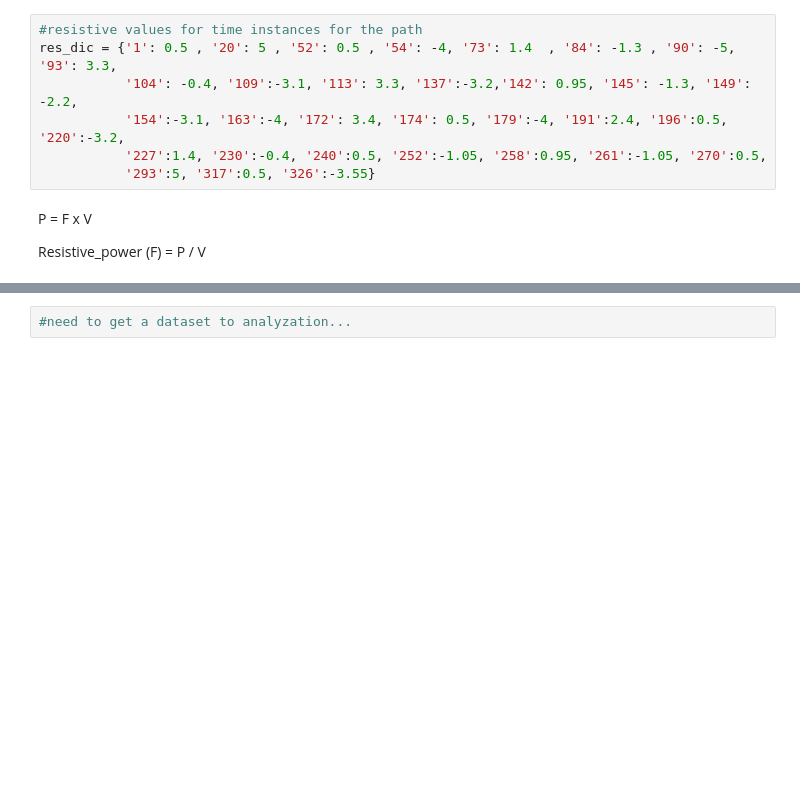
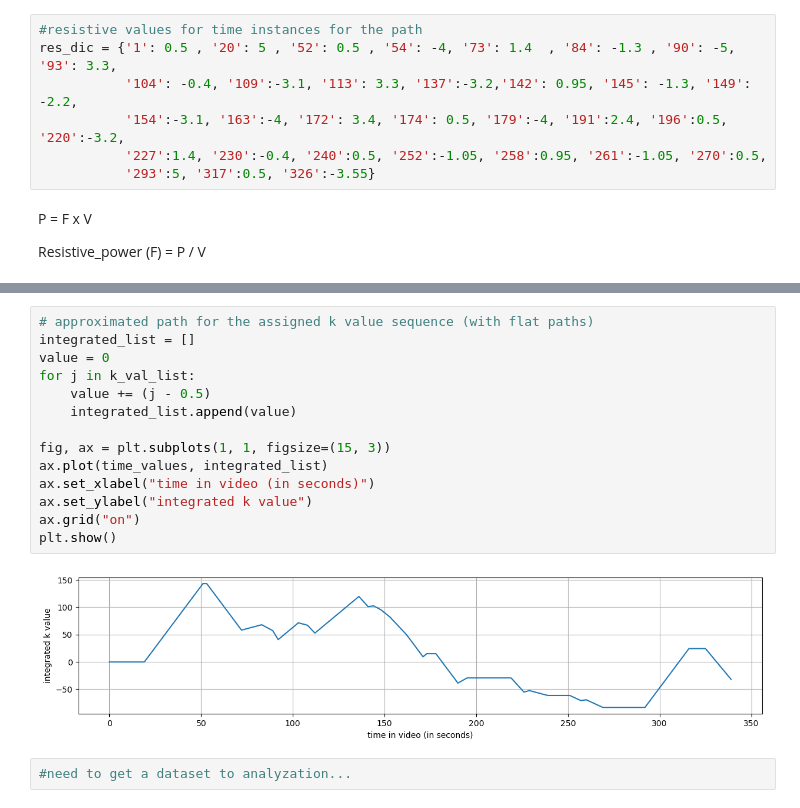
Before and after one commit to dilansenuruk/VR-Cycling-Final_Year_Project, a Jupyter notebook: Analysis.ipynb, the cells around one changed output, grey strips where cells are left out. Cells and saved outputs as stored; diff of their text form; blank space fills up the shorter version.

Commit message:
updated analysis with new path with flat terrains

```diff
--- a/Analysis.ipynb
+++ b/Analysis.ipynb
@@ -48,2 +50,18 @@ plt.show()
+# %%
+# approximated path for the assigned k value sequence (with flat paths)
+integrated_list = []
+value = 0
+for j in k_val_list:
+    value += (j - 0.5)
+    integrated_list.append(value)
+
+fig, ax = plt.subplots(1, 1, figsize=(15, 3))
+ax.plot(time_values, integrated_list)
+ax.set_xlabel("time in video (in seconds)")
+ax.set_ylabel("integrated k value")
+ax.grid("on")
+plt.show()
+# %% [output]
+[figure, added]
 # %%
 #need to get a dataset to analyzation...
```
Also changed, not shown: parts of 2 cells of this notebook.
